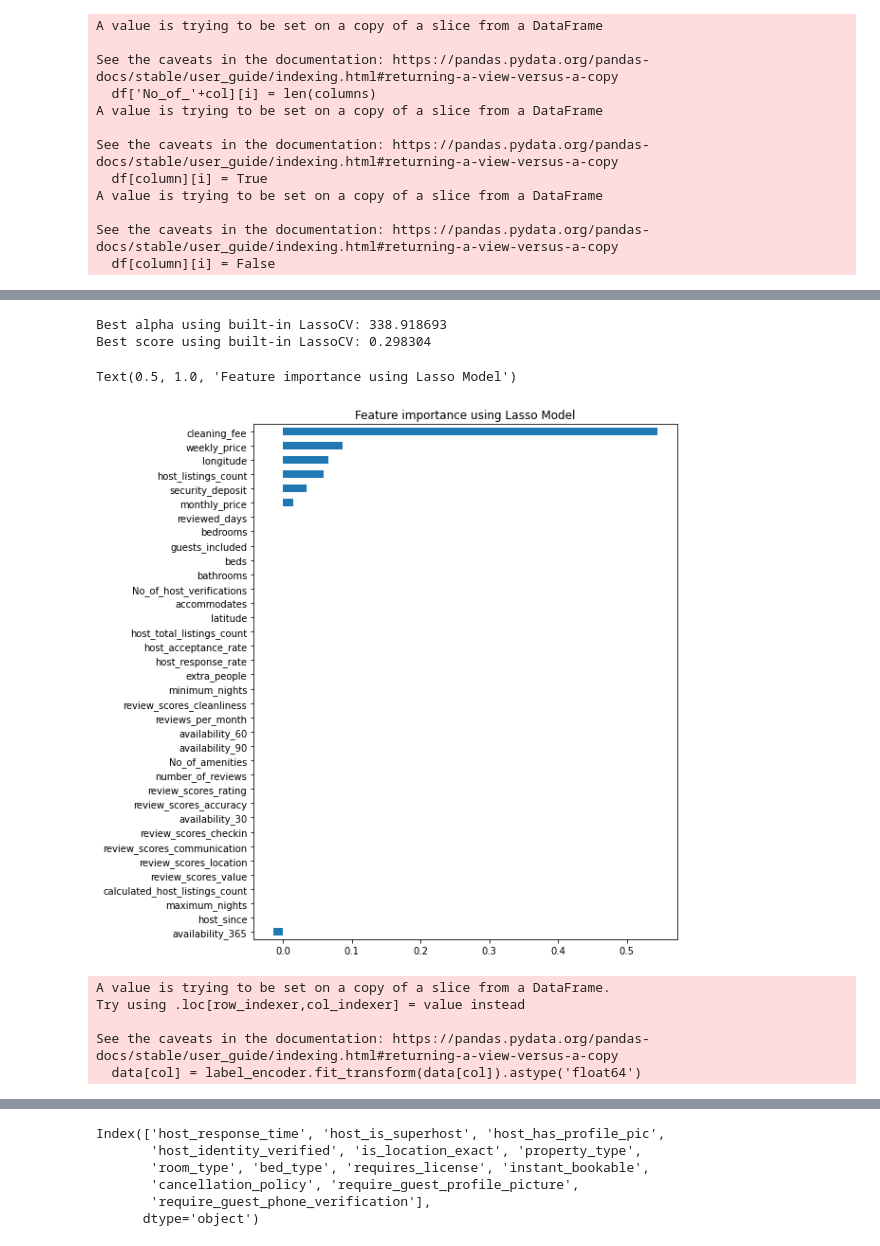
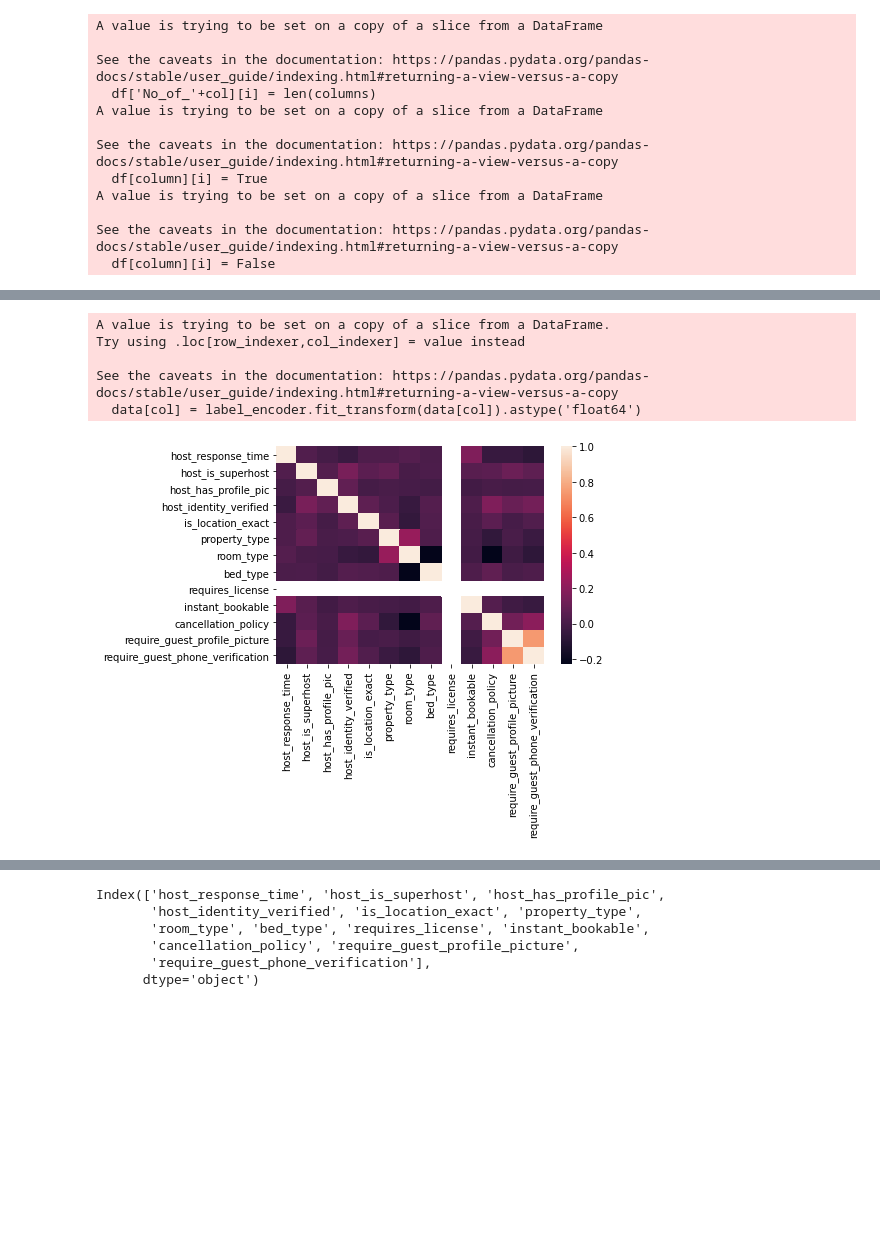
Before and after one commit to Piyush23Rai/AirBnB, a Jupyter notebook: Price Model.ipynb, the cells around one changed output, grey strips where cells are left out. Cells and saved outputs as stored; diff of their text form; code cells hidden in the pictures; blank space fills up the shorter version.

Commit message:
Recommited all files after Changes

```diff
--- a/Price Model.ipynb
+++ b/Price Model.ipynb
@@ -188,32 +275,34 @@ selected_numeric_features2
-# %%
-#Lasso Regularization for Feature selection
-import matplotlib
-reg = LassoCV()
-reg.fit(X, y)
-print("Best alpha using built-in LassoCV: %f" % reg.alpha_)
-print("Best score using built-in LassoCV: %f" %reg.score(X,y))
-coef = pd.Series(reg.coef_, index = X.columns)
-imp_coef = coef.sort_values()
-matplotlib.rcParams['figure.figsize'] = (8.0, 10.0)
-imp_coef.plot(kind = "barh")
-plt.title("Feature importance using Lasso Model")
-# %% [output]
-Best alpha using built-in LassoCV: 338.918693
-Best score using built-in LassoCV: 0.298304
-Text(0.5, 1.0, 'Feature importance using Lasso Model')
-[figure, removed]
 # %%
-'''for extracting categorical features using hot label encoder and P Value
+'''3rd Method
+for extracting categorical features using hot label encoder and P Value
 Reference: https://towardsdatascience.com/feature-selection-correlation-and-p-value-da8921bfb3cf'''
 
 data = df_final[cat_cols]
 label_encoder = LabelEncoder()
 
+#Encoding categorical variables
 for col in cat_cols:
     data[col] = label_encoder.fit_transform(data[col]).astype('float64')
+
+corr=data.corr()
+
+#plotting correlation after encoding categorical variables
+sns.heatmap(corr)
+
+#selecting columns based on Pvalue
+columns = np.full((corr.shape[0],), True, dtype=bool)
+for i in range(corr.shape[0]):
+    for j in range(i+1, corr.shape[0]):
+        if corr.iloc[i,j] >= 0.9:
+            if columns[j]:
+                columns[j] = False
+
+#final list of columns (categorical)
+sel_cat_col = data.columns[columns]
 # %% [output]
 A value is trying to be set on a copy of a slice from a DataFrame.
 Try using .loc[row_indexer,col_indexer] = value instead
 
 See the caveats in the documentation: https://pandas.pydata.org/pandas-docs/stable/user_guide/indexing.html#returning-a-view-versus-a-copy
   data[col] = label_encoder.fit_transform(data[col]).astype('float64')
+[figure, added]
```
Also changed, not shown: parts of 34 cells of this notebook, 4 other files.
